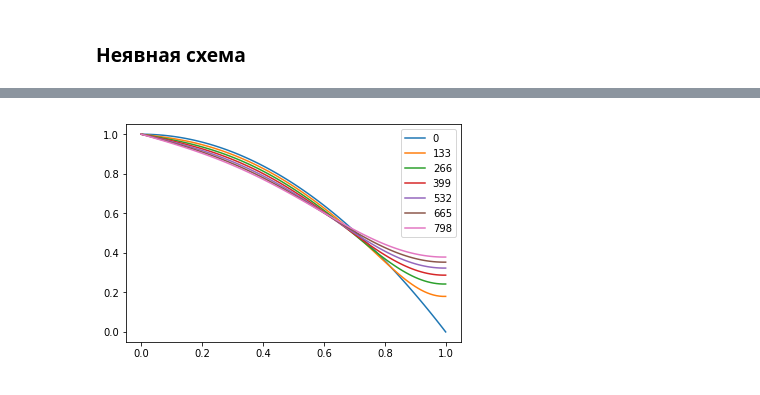
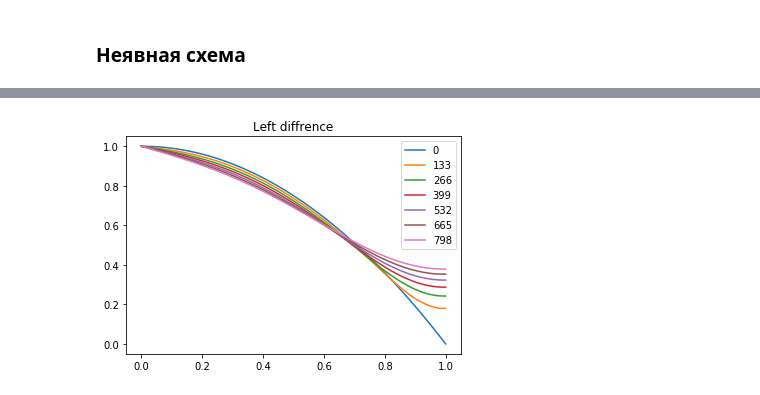
Before and after one commit to kirsider/MChA_5sem, a Jupyter notebook: lab4.ipynb, the cells around one changed output, grey strips where cells are left out. Drawn from its saved outputs; the diff is of its cells as text; code cells hidden in the pictures.

```diff
--- a/lab4.ipynb
+++ b/lab4.ipynb
@@ -64,12 +81,30 @@ def solve1():
                       t*f(xj, i*t)
         M[i][-1] = M[i][-2] + h * g2(t * i)
     return M
+# %%
+# central diffrence
+
+def solve1c():
+    M = np.zeros(shape=(NT, NK))
+    M[:, 0] = np.array([g1(i) for i in np.linspace(0, T, NT)])
+    M[0, :] = np.array([phi(i) for i in np.linspace(a, b, NK)])
+
+    for i in range(1, NT):
+        for j in range(1, NK - 1):
+            xj = a + j*h
+            M[i][j] = k * M[i-1][j+1]*t/(h*h) + \
+                      (1 - 2*k*t/(h*h)) * M[i-1][j] + \
+                      k*M[i-1][j-1]*t/(h*h) + \
+                      t*f(xj, i*t)
+        M[i][-1] = M[i][-3] + 2 * h * g2(t * i)
+    return M
 # %%
-matrix = solve1()
+matrix = solve1l()
 X = np.linspace(a, b, NK)
 
 for i in range(0, NT, NT//6):
     plt.plot(X, matrix[i], label=i)
+    plt.title("Left diffrence")
 plt.legend()
 plt.show()
 # %% [output]
@@ -76,0 +112,9 @@ plt.show()
+# %%
+matrix = solve1c()
+X = np.linspace(a, b, NK)
+
+for i in range(0, NT, NT//6):
+    plt.plot(X, matrix[i], label=i)
+    plt.title("Central diffrence")
+plt.legend()
+plt.show()
@@ -100,7 +146,9 @@ $$
 
 Получили трехдиагональную систему линейных уравнений.
 # %%
-def solve2():
+# left diffrence
+
+def solve2l():
     M = np.zeros(shape=(NT, NK))
     M[:, 0] = np.array([g1(i) for i in np.linspace(0, T, NT)])
     M[0, :] = np.array([phi(i) for i in np.linspace(a, b, NK)])
@@ -127,10 +202,11 @@ def solve2():
 # %%
-matrix = solve2()
+matrix = solve2l()
 X = np.linspace(a, b, NK)
 
 for i in range(0, NT, NT//6):
     plt.plot(X, matrix[i], label=i)
+    plt.title("Left diffrence")
 plt.legend()
 plt.show()
 # %% [output]
-[figure, old version]
+[figure, new version]
```
Also changed, not shown: parts of 6 cells of this notebook.
